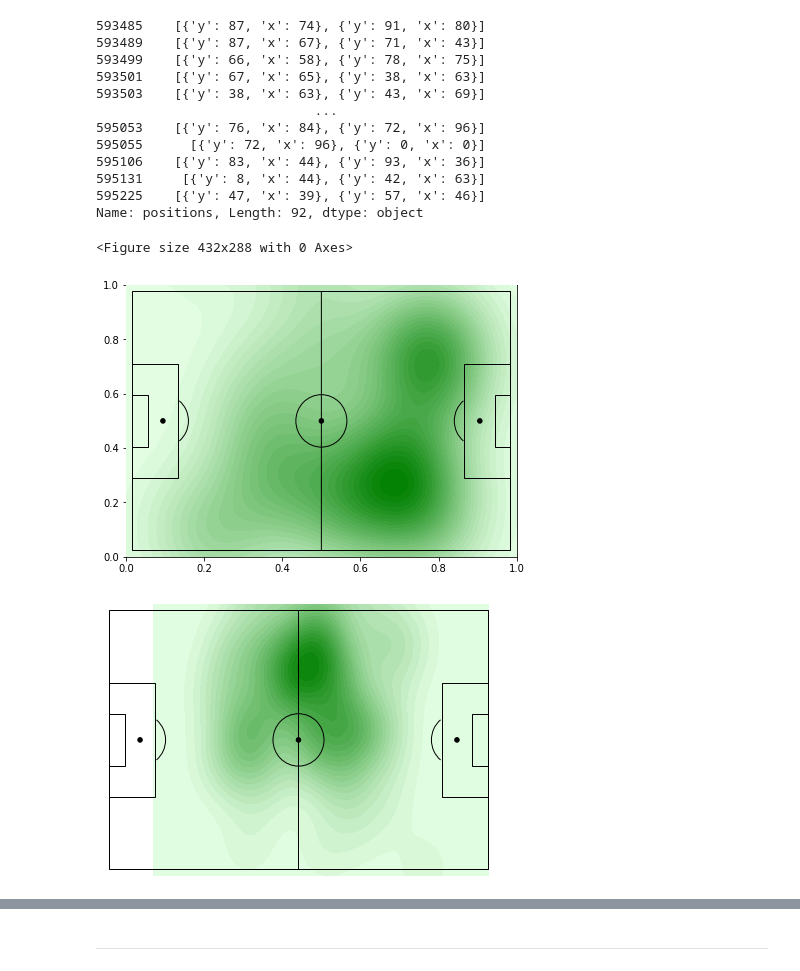
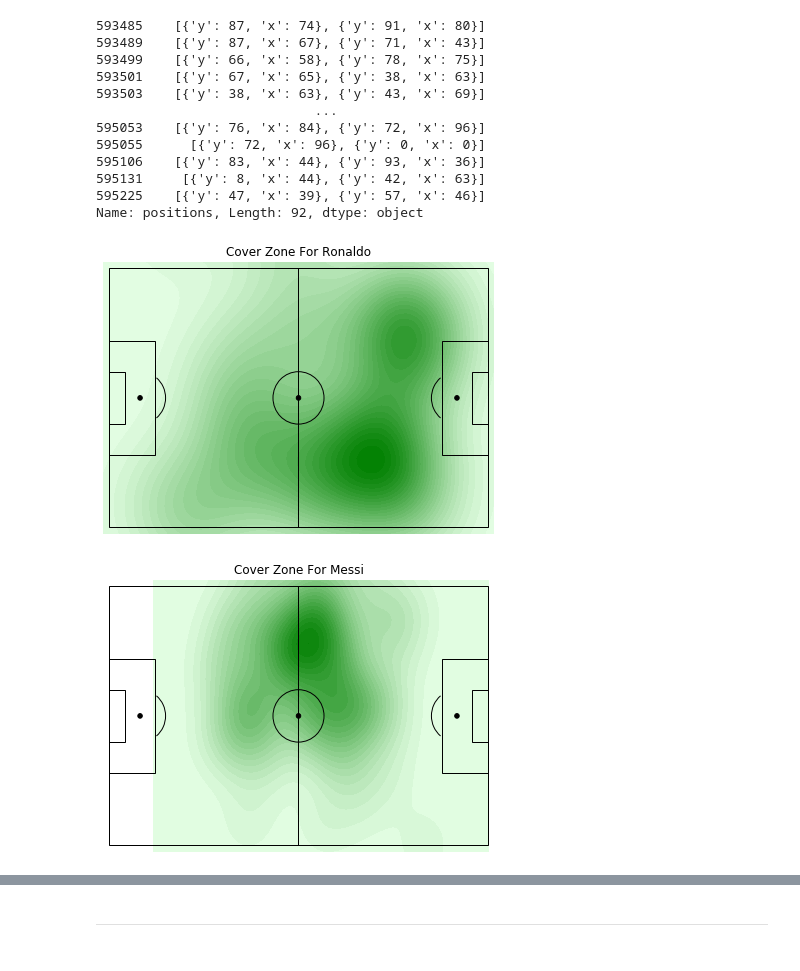
Before and after one commit to ceccaroni1884368/HW2, a Jupyter notebook: CRQ2.ipynb, the cells around one changed output, grey strips where cells are left out. Saved outputs shown, nothing was run; the diff lists cells and outputs as text; code cells hidden in the pictures.

```diff
--- a/CRQ2.ipynb
+++ b/CRQ2.ipynb
@@ -109,40 +109,42 @@ def draw_pitch(ax):
         ax.add_patch(i)
 # %%
 fig=plt.figure() #set up the figures
-fig, ax = plt.subplots()
+#fig, ax = plt.subplots()
 fig.set_size_inches(7, 5)
 ax=fig.add_subplot(1,1,1)
 draw_pitch(ax) #overlay our different objects on the pitch
 plt.ylim(-2, 82)
 plt.xlim(-2, 122)
+plt.title('Cover Zone For Ronaldo')
 plt.axis('off')
 
 x_coord = [i[0]['x'] for i in Positions_Event_Ronaldo]
 y_coord = [i[0]['y'] for i in Positions_Event_Ronaldo]
 
 #shades: give us the heat map we desire
 # n_levels: draw more lines, the larger n, the more blurry it looks
 seaborn.kdeplot(x_coord, y_coord, shade = "True", color = "green", n_levels = 30)
 plt.show()
 
 
 fig=plt.figure() #set up the figures
 #fig, ax = plt.subplots()
 fig.set_size_inches(7, 5)
 ax=fig.add_subplot(1,1,1)
 draw_pitch(ax) #overlay our different objects on the pitch
 plt.ylim(-2, 82)
 plt.xlim(-2, 122)
+plt.title('Cover Zone For Messi')
+
 plt.axis('off')
 
 x_coord = [i[0]['x'] for i in Positions_Event_Messi]
 y_coord = [i[0]['y'] for i in Positions_Event_Messi]
 
 #shades: give us the heat map we desire
 # n_levels: draw more lines, the larger n, the more blurry it looks
 seaborn.kdeplot(x_coord, y_coord, shade = "True", color = "green", n_levels = 30)
 plt.show()
 # %% [output]
-<Figure size 432x288 with 0 Axes>
-[figure, old version]
+[figure, new version]
-[figure, old version]
+[figure, new version]
```
Also changed, not shown: parts of 7 cells of this notebook.
